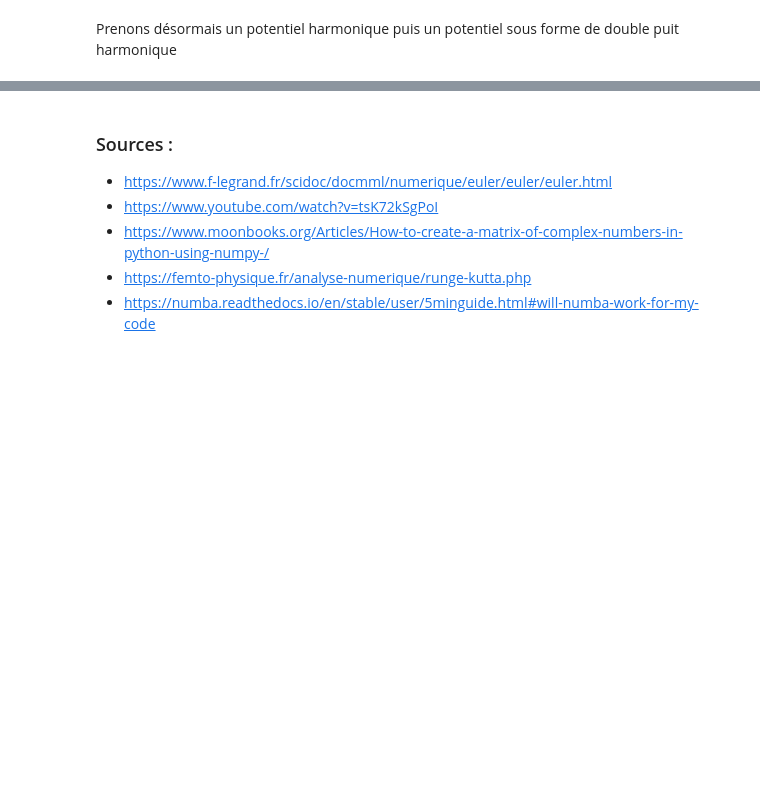
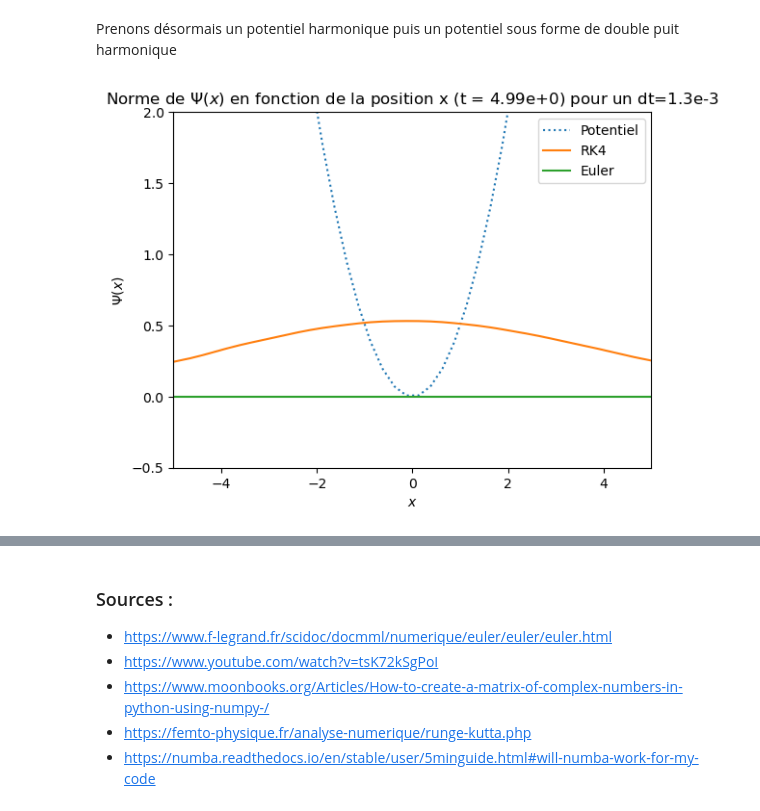
Before and after one commit to lucasboistay/shrodinger_simulation, a Jupyter notebook: evo_temp.ipynb, the cells around one changed output, grey strips where cells are left out. Cells and saved outputs as stored; diff of their text form; code cells hidden in the pictures; blank space fills up the shorter version.

```diff
--- a/evo_temp.ipynb
+++ b/evo_temp.ipynb
@@ -247,7 +246,7 @@ def get_anim_diff_between_methods(psi_init_1,psi_init_2,potentiel,xmax,final_tim
     plt.title('Norme de $\\Psi(x)$ en fonction de la position x (t = %s)' % t_approx)
 
     if print_pot:
-        pot, = plt.plot(x,potentiel,label="Potentiel")
+        pot, = plt.plot(x,potentiel,linestyle='dotted',label="Potentiel")
 
     l, = plt.plot(x,abs(psi_init_1),label="RK4")
     l2, = plt.plot(x,abs(psi_init_2), label="Euler")
@@ -376,12 +397,15 @@ Prenons désormais un potentiel harmonique puis un potentiel sous forme de doubl
 # %%
 def get_pot_harmonique(omega):
     """
     Return an array for a harmonic potential
+    :param omega: the value of omega in the harmonic potential
     :return: Numpy Array
     """
     pot_harmo = np.zeros(N)
     for i in range(N):
         pot_harmo[i] = (omega**2 * x[i]**2) / 2
     return pot_harmo
 
 get_anim_diff_between_methods(get_psi_gauss(1,2,0),get_psi_gauss(1,2,0),get_pot_harmonique(1),5,M,10,"gauss_potentiel_harmo_identique",True)
+# %% [output]
+[figure, added]
```
Also changed, not shown: parts of 8 cells of this notebook, 18 other files.
